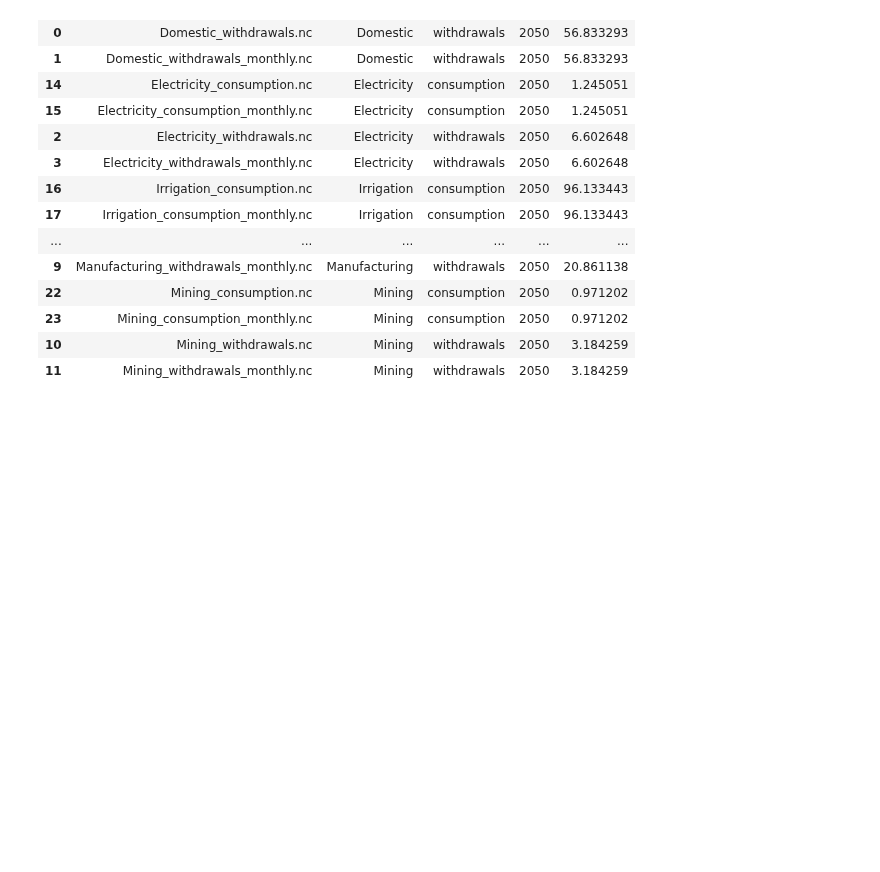
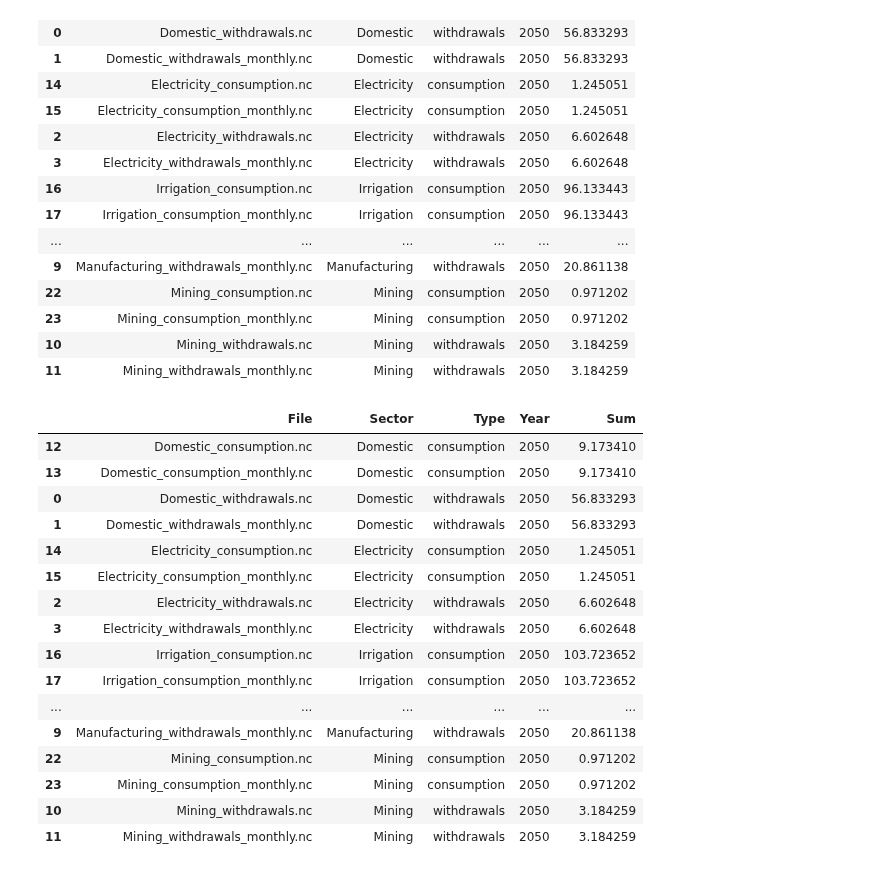
Before and after one commit to IMMM-SFA/tethys_integration_metarepo, a Jupyter notebook: scripts/im3_tethys_runs/im3_tethys_output.ipynb, the cells around one changed output. Cells and saved outputs as stored; diff of their text form; code cells hidden in the pictures; blank space fills up the shorter version.

Commit message:
irrigation total bugdix to include biomass

```diff
--- a/scripts/im3_tethys_runs/im3_tethys_output.ipynb
+++ b/scripts/im3_tethys_runs/im3_tethys_output.ipynb
@@ -18,10 +18,6 @@ import numpy as np
 # ]
 
 # sum for a given sector, type and year
-import xarray as xr
-
-import xarray as xr
-
 def sector_sum(outputs_dir, scenario, sector, type, year):
     """
     Compute summed values for a given sector, type, and year using sector-specific logic.
@@ -29,7 +25,7 @@ def sector_sum(outputs_dir, scenario, sector, type, year):
     """
     config = {
         "Electricity": lambda ds: [v for v in ds.data_vars if v.startswith("electricity_")],
-        "Irrigation": lambda ds: [v for v in ds.data_vars if v[0].isupper()],
+        "Irrigation": lambda ds: [v for v in ds.data_vars if v[0].isupper() or v == "biomass"],
         "Domestic": lambda ds: [v for v in ds.data_vars if v.startswith("Domestic")],
         "Livestock": lambda ds: [v for v in ds.data_vars if v[0].isupper()],
         "Manufacturing": lambda ds: [v for v in ds.data_vars if v.startswith("Manufacturing")],
@@ -42,11 +38,11 @@ def sector_sum(outputs_dir, scenario, sector, type, year):
     if not selected_vars:
         raise ValueError(f"No valid variables for sector '{sector}' and type '{type}'.")
 
-    # Sum across 'month' dimension if present, then collapse over lat/lon
+    # sum across 'month' dimension if present, then collapse over lat/lon
     if "month" in ds.dims:
         return sum(ds[v] for v in selected_vars).sum(dim=["lat", "lon", "month"]).sel(year=year)
     else:
-        # Sum directly across lat/lon for yearly datasets
+        # sum directly across lat/lon for yearly datasets
         return sum(ds[v] for v in selected_vars).sum(dim=["lat", "lon"]).sel(year=year)
 
 # summarize all .nc files/sectors in the scenario folder
@@ -58,13 +54,13 @@ def summarize_sectors(outputs_dir, scenario, year):
     """
     results = []
     for file_name in os.listdir(f"{outputs_dir}/{scenario}"):
-        if file_name.endswith(".nc"):  # Process only NetCDF files
+        if file_name.endswith(".nc"):  # process only NetCDF files
             if "gridded_runoff_shares" in file_name:
-                continue  # Skip unsupported files
+                continue  # skip unsupported files
 
             try:
-                # Parse sector and type from the file name
-                parts = file_name[:-3].split("_")  # Remove ".nc" file extension and split
+                # parse sector and type from the file name
+                parts = file_name[:-3].split("_")  # remove ".nc" file extension and split
                 if len(parts) >= 2:
                     sector, type = parts[0], parts[1]
 
@@ -80,7 +76,7 @@ def summarize_sectors(outputs_dir, scenario, year):
                             "Sum": float(sector_sum_result.values) if sector_sum_result.size == 1 else None,
                         })
             except Exception as e:
-                # Log error and continue to next file
+                # log error and continue to next file
                 results.append({
                     "File": file_name,
                     "Sector": None,
@@ -254,3 +250,24 @@ summarize_sectors(outputs_dir = '../../output_sunflowerfix', scenario=scenario,
 | 23 | Mining_consumption_monthly.nc | Mining | consumption | 2050 | 0.971202 |
 | 10 | Mining_withdrawals.nc | Mining | withdrawals | 2050 | 3.184259 |
 | 11 | Mining_withdrawals_monthly.nc | Mining | withdrawals | 2050 | 3.184259 |
+# %%
+# elec lumped
+summarize_sectors(outputs_dir = '../../output_test', scenario=scenario, year=2050).sort_values(by=["Sector", "Type"])
+# %% [output]
+|  | File | Sector | Type | Year | Sum |
+| 12 | Domestic_consumption.nc | Domestic | consumption | 2050 | 9.173410 |
+| 13 | Domestic_consumption_monthly.nc | Domestic | consumption | 2050 | 9.173410 |
+| 0 | Domestic_withdrawals.nc | Domestic | withdrawals | 2050 | 56.833293 |
+| 1 | Domestic_withdrawals_monthly.nc | Domestic | withdrawals | 2050 | 56.833293 |
+| 14 | Electricity_consumption.nc | Electricity | consumption | 2050 | 1.245051 |
+| 15 | Electricity_consumption_monthly.nc | Electricity | consumption | 2050 | 1.245051 |
+| 2 | Electricity_withdrawals.nc | Electricity | withdrawals | 2050 | 6.602648 |
+| 3 | Electricity_withdrawals_monthly.nc | Electricity | withdrawals | 2050 | 6.602648 |
+| 16 | Irrigation_consumption.nc | Irrigation | consumption | 2050 | 103.723652 |
+| 17 | Irrigation_consumption_monthly.nc | Irrigation | consumption | 2050 | 103.723652 |
+| ... | ... | ... | ... | ... | ... |
+| 9 | Manufacturing_withdrawals_monthly.nc | Manufacturing | withdrawals | 2050 | 20.861138 |
+| 22 | Mining_consumption.nc | Mining | consumption | 2050 | 0.971202 |
+| 23 | Mining_consumption_monthly.nc | Mining | consumption | 2050 | 0.971202 |
+| 10 | Mining_withdrawals.nc | Mining | withdrawals | 2050 | 3.184259 |
+| 11 | Mining_withdrawals_monthly.nc | Mining | withdrawals | 2050 | 3.184259 |
```
Also changed, not shown: parts of 3 cells of this notebook.
